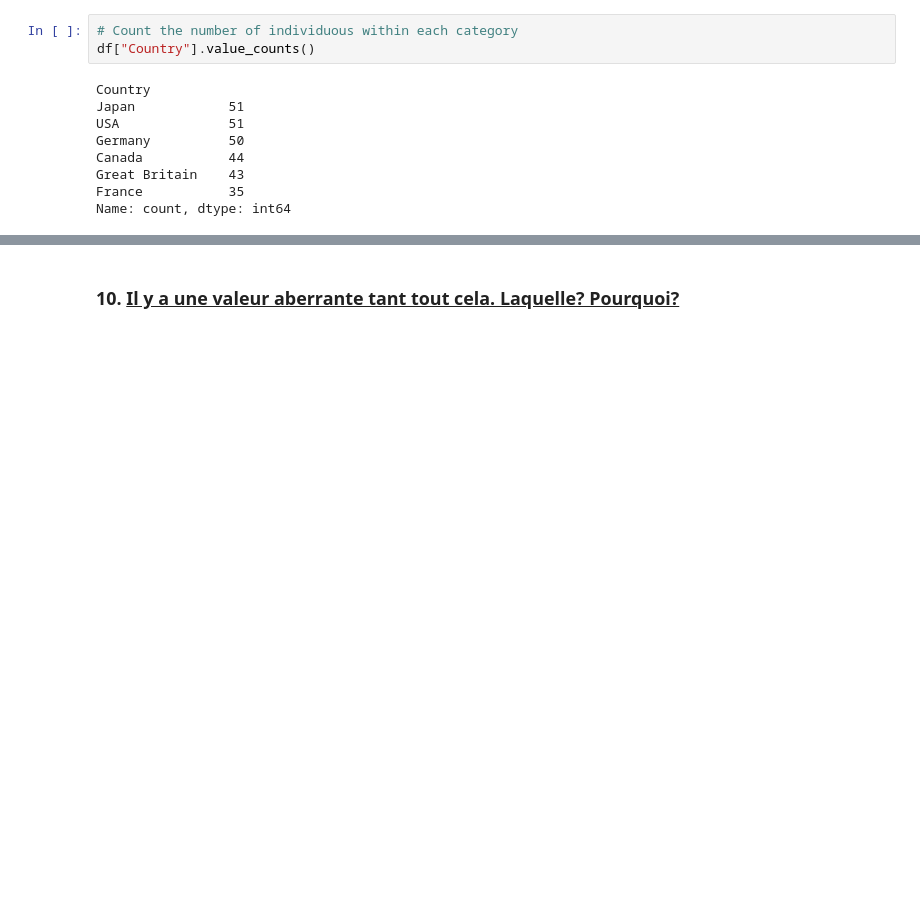
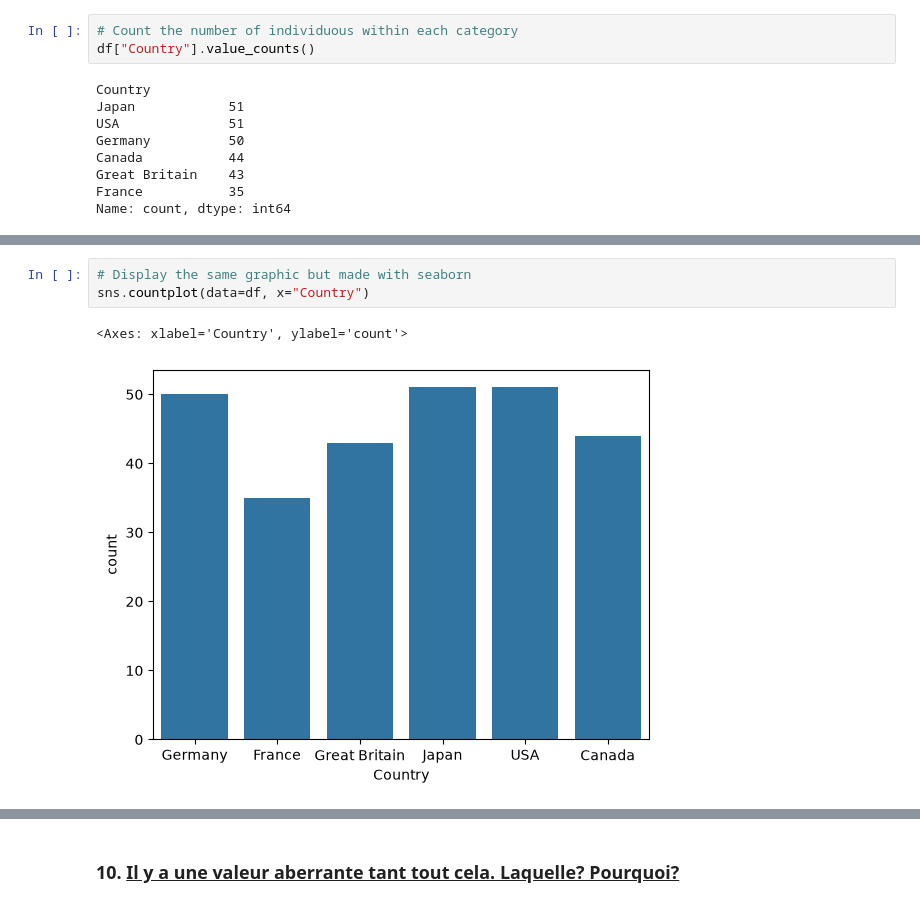
Before and after one commit to JDVegas/AI-Practical_ML-PRO, a Jupyter notebook: 01_Pilier_de_lIA/Methodologie_IA/1_BA-BA_Analyse_de_donnees/1_MEPratique_Exo1_Correction.ipynb, the cells around one changed output, grey strips where cells are left out. Drawn from its saved outputs; the diff is of its cells as text; blank space fills up the shorter version.

```diff
--- a/01_Pilier_de_lIA/Methodologie_IA/1_BA-BA_Analyse_de_donnees/1_MEPratique_Exo1_Correction.ipynb
+++ b/01_Pilier_de_lIA/Methodologie_IA/1_BA-BA_Analyse_de_donnees/1_MEPratique_Exo1_Correction.ipynb
@@ -279,0 +170,6 @@ Comme toujours, ces valeurs sont à mettre en perspective avec le conxte poitico
+# %%
+# Display the same graphic but made with seaborn
+sns.countplot(data=df, x="Country")
+# %% [output]
+<Axes: xlabel='Country', ylabel='count'>
+[figure, added]
```
Also changed, not shown: parts of 61 cells of this notebook.
